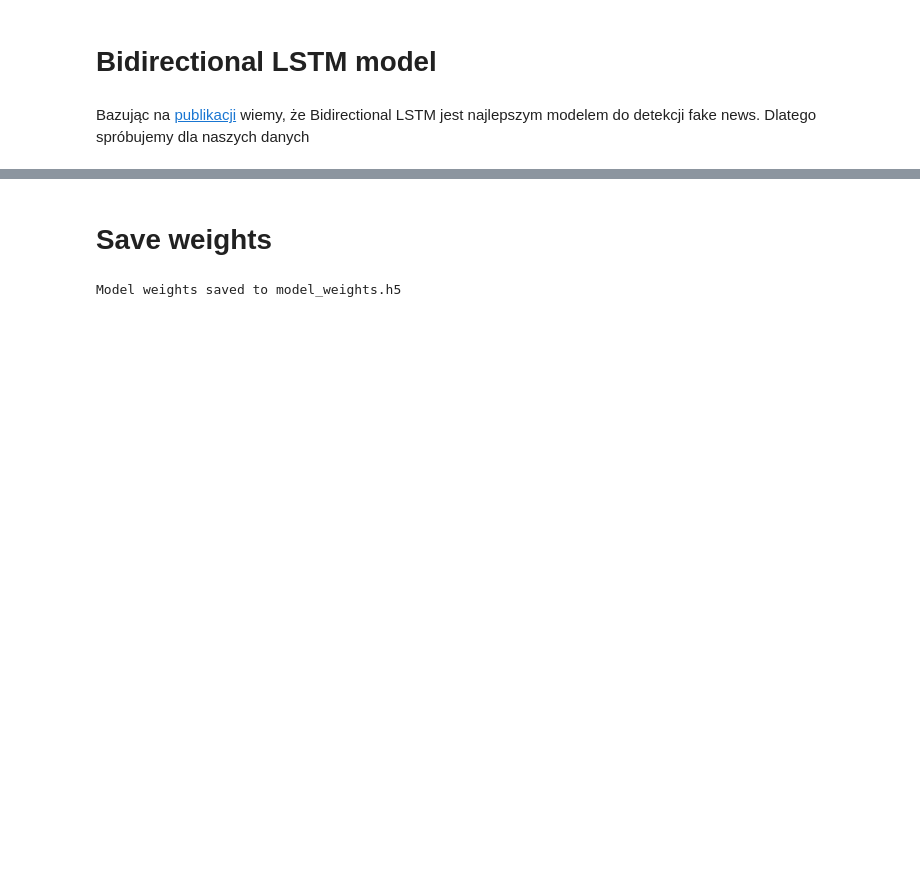
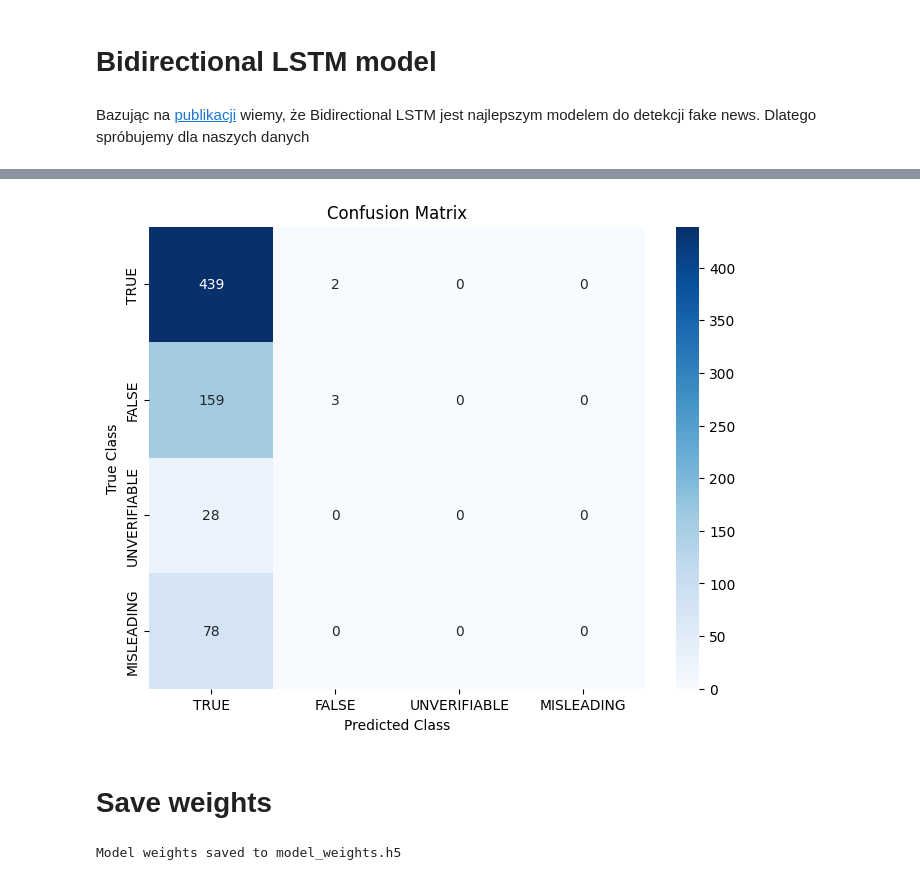
Before and after one commit to adakPaleczny/Fake_detector_MIO, a Jupyter notebook: MIO_fake_detector.ipynb, the cells around one changed output, grey strips where cells are left out. Saved outputs shown, nothing was run; the diff lists cells and outputs as text; code cells hidden in the pictures; blank space fills up the shorter version.

```diff
--- a/MIO_fake_detector.ipynb
+++ b/MIO_fake_detector.ipynb
@@ -422,0 +388,15 @@ Jak widać po rezultatach model Bi-directional LSTM jest wręcz prefekcyjny w ro
+# %%
+#Setting up vocabulary size
+early_stopping = EarlyStopping(monitor='val_loss', patience=3)
+sequentialModel2 = Sequential()
+sequentialModel2.add(Embedding(voc_size, embedding_vector_features, input_length=sent_length))
+sequentialModel2.add(Bidirectional(LSTM(128)))  # Bidirectional LSTM layer
+sequentialModel2.add(Dropout(0.3))
+sequentialModel2.add(Dense(128, activation='relu'))
+sequentialModel2.add(Dropout(0.3))
+sequentialModel2.add(Dense(4, activation='softmax'))
+sequentialModel2.compile(loss='categorical_crossentropy', optimizer='adam', metrics=['accuracy'])  # Use categorical crossentropy
+print(sequentialModel1.summary())
+
+# Train the model
+sequentialModel2.fit(X_train, Y_train, validation_data=(X_test, Y_test), epochs=2, batch_size=32, callbacks=[early_stopping])
@@ -422,0 +422,12 @@ Jak widać po rezultatach model Bi-directional LSTM jest wręcz prefekcyjny w ro
+# %%
+pred = sequentialModel2.predict(X_test)
+
+# Convert predicted probabilities to class labels
+pred_class = np.argmax(pred, axis=1)
+
+# If Y_test is one-hot encoded, convert it back to class labels
+Y_test_class = np.argmax(Y_test, axis=1)
+
+# Calculate accuracy
+accuracy = accuracy_score(Y_test_class, pred_class)
+print(f'Accuracy: {accuracy * 100:.2f}%')
@@ -423,3 +437,15 @@ Jak widać po rezultatach model Bi-directional LSTM jest wręcz prefekcyjny w ro
+# %%
+conf_matrix = confusion_matrix(Y_test_class, pred_class)
+
+# Plot confusion matrix
+plt.figure(figsize=(8, 6))
+sns.heatmap(conf_matrix, annot=True, fmt='d', cmap='Blues', xticklabels=["TRUE", "FALSE", "UNVERIFIABLE", "MISLEADING"], yticklabels=["TRUE", "FALSE", "UNVERIFIABLE", "MISLEADING"])
+plt.xlabel('Predicted Class')
+plt.ylabel('True Class')
+plt.title('Confusion Matrix')
+plt.show()
+# %% [output]
+[figure, added]
 # %% [markdown]
 # Save weights
 # %%
```
Also changed, not shown: parts of 17 cells of this notebook.
